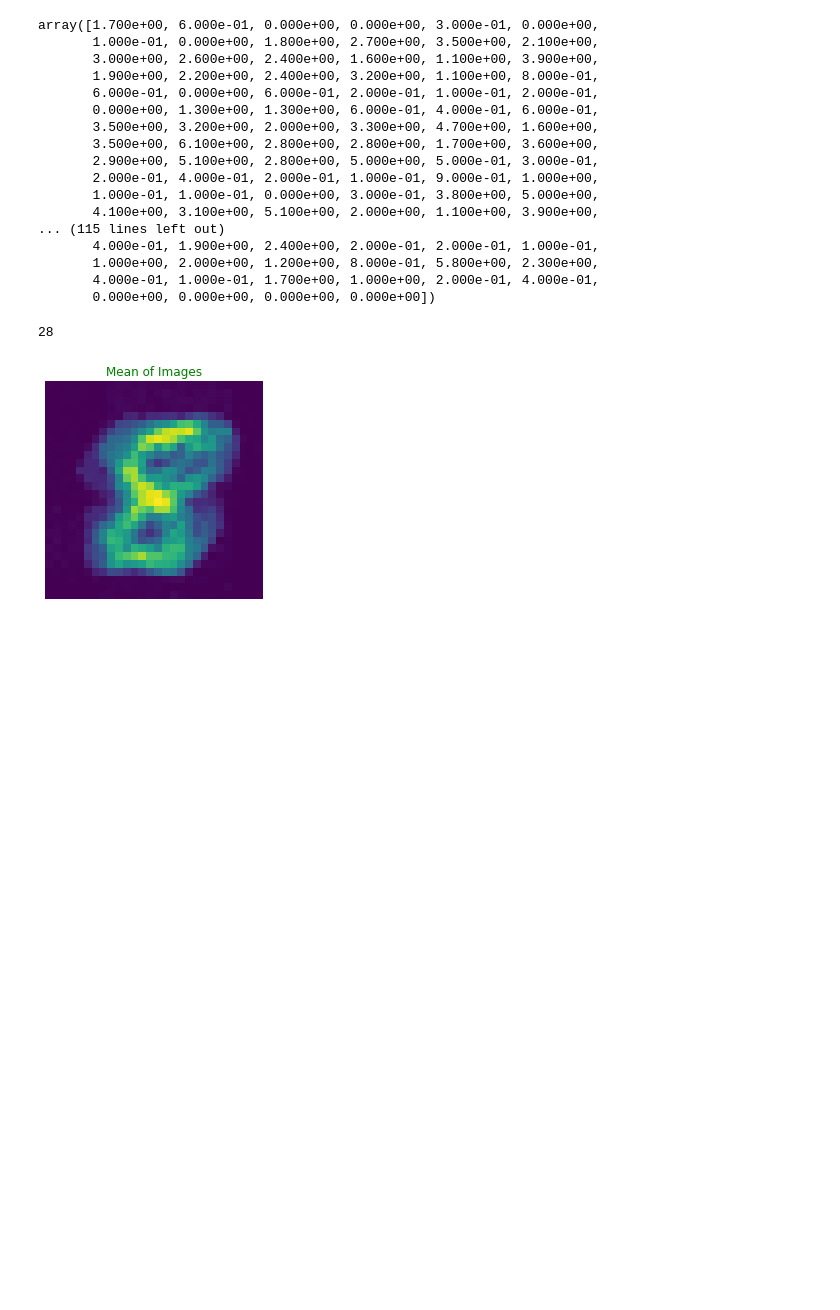
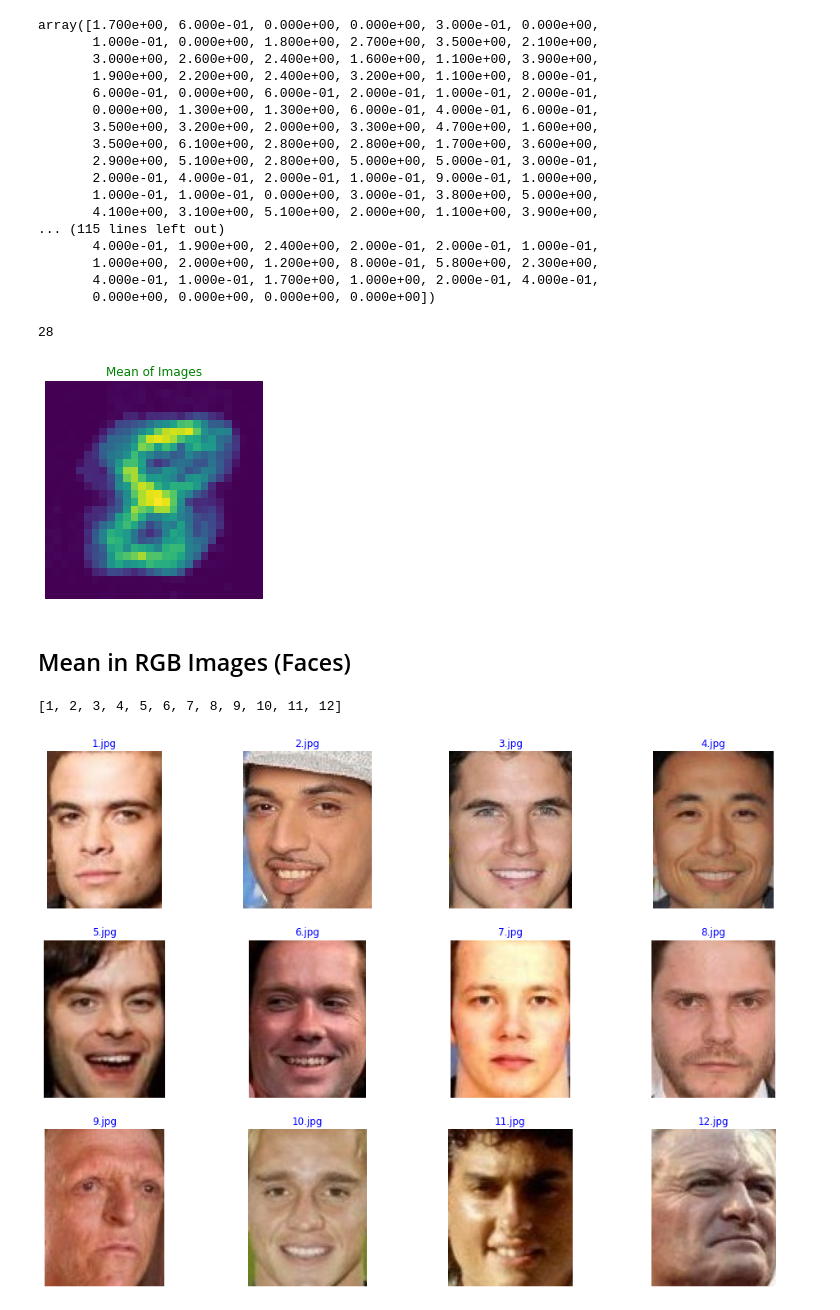
Before and after one commit to Hrushi11/Image_Mean, a Jupyter notebook: Mean_of_Images.ipynb, the cells around one changed output. Saved outputs shown, nothing was run; the diff lists cells and outputs as text; code cells hidden in the pictures; blank space fills up the shorter version.

Commit message:
add code for RGB faces

```diff
--- a/Mean_of_Images.ipynb
+++ b/Mean_of_Images.ipynb
@@ -29,12 +40,13 @@ plt.imshow(img);
 # %% [output]
 [figure]
 # %%
+dir = "/content/Mean_In_Images/8s/"
 # Plotting all images
 plt.figure(figsize=(17, 12))
 for i in num:
-  file_path = i + ".jpg"
+  file_path = dir + i + ".jpg"
   img = plt.imread(file_path)
-  title_ = file_path
+  title_ = file_path.split("/")[-1]
 
   # Plot
   plt.subplot(3, 4, int(i))
@@ -75,11 +87,11 @@ array([ 11,   0,   0,   0,   0,   0,   0,   0,   0,   4,   8,   0,   0,
 # %%
 # Understanding how each step works
 img_tot = []
-img = plt.imread("1.jpg")
+img = plt.imread(dir + "1.jpg")
 img = img.flatten()
 img_tot.append(img)
 
-img_ = plt.imread("2.jpg")
+img_ = plt.imread(dir + "2.jpg")
 img_ = img_.flatten()
 img_tot.append(img_)
 
@@ -95,7 +107,7 @@ len(img_tot[0]), len(img_tot[1])
 # Generating an array of all images
 all_imgs = []
 for elem in num:
-  name = elem + ".jpg"
+  name = dir + elem + ".jpg"
   img = plt.imread(name)
   img = img.flatten()
   all_imgs.append(img)
@@ -177,3 +189,24 @@ plt.axis(False)
 plt.imshow(mean_img);
 # %% [output]
 [figure]
+# %% [markdown]
+## Mean in RGB Images (Faces)
+# %%
+# generating array of img names
+img_nums = [i for i in range(1, 13)]
+img_nums
+# %% [output]
+[1, 2, 3, 4, 5, 6, 7, 8, 9, 10, 11, 12]
+# %%
+# Plotting the faces
+dir = "/content/Mean_In_Images/Faces/Men/"
+plt.figure(figsize=(17, 12))
+for i in img_nums:
+  file_name = dir + str(i) + ".jpg"
+  img = plt.imread(file_name)
+  plt.subplot(3, 4, i)
+  plt.axis(False)
+  plt.title(str(i) + ".jpg", color="blue")
+  plt.imshow(img);
+# %% [output]
+[figure, added]
```
Also changed, not shown: parts of 27 cells of this notebook.
